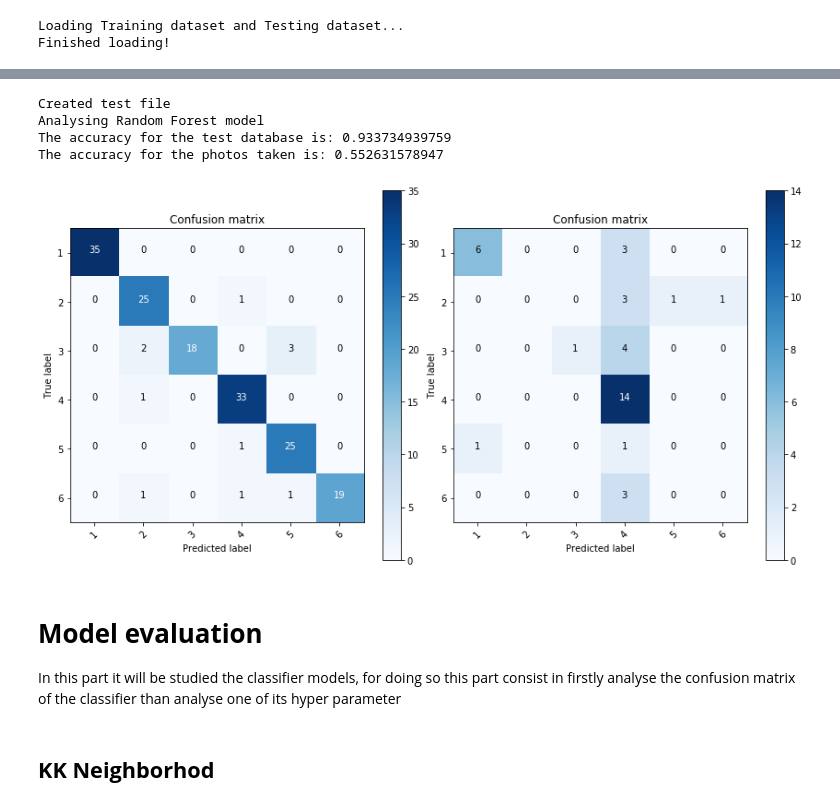
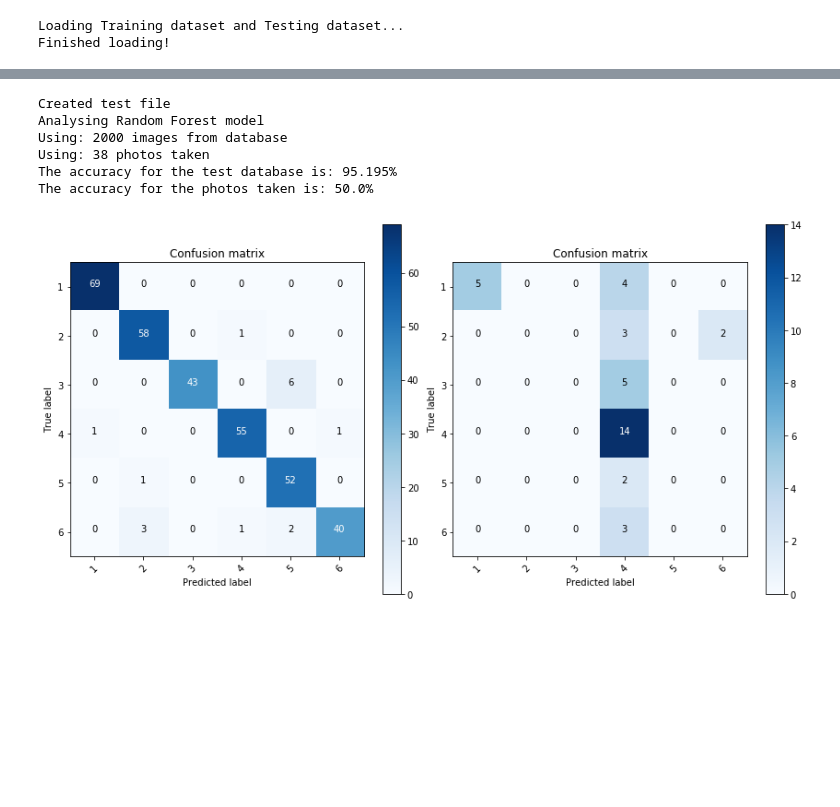
Before and after one commit to fernandolucasaa/Dice-Identification, a Jupyter notebook: main.ipynb, the cells around one changed output, grey strips where cells are left out. Cells and saved outputs as stored; diff of their text form; code cells hidden in the pictures; blank space fills up the shorter version.

```diff
--- a/main.ipynb
+++ b/main.ipynb
@@ -327,21 +337,16 @@ def model_evaluation(N, model):
 import os
 import sys
 
-def main(model, append, fig):
+def main(model, N):
 
     valid_models = [1, 2, 3, 4]
-    valid_numbers = [0, 1, 2, 3, 4, 5, 6]
 
     if model not in valid_models:
         print("MODEL VALUE MUST BE 1,2,3,4")
         sys.exit()
 
-    if fig not in valid_numbers:
-        print("FACE MUST BE 0,1,2,3,4,5,6")
-        sys.exit()
-
-    if append != 0 and append != 1:
-        print("APPEND MUST BE 0 OR 1")
+    if N > 36012:
+        print("N VALUE MUST BE SMALLER THAN 36012")
         sys.exit()
 
     img1 = os.getcwd() + '/chiffres/Numero1/'
@@ -351,31 +356,13 @@ def main(model, append, fig):
     img5 = os.getcwd() + '/chiffres/Numero5/'
     img6 = os.getcwd() + '/chiffres/Numero6/'
 
-    if fig == 0 or append ==1:
-        img = [img1, img2, img3, img4, img5, img6]
-    elif fig == 1:
-        img = img1
-    elif fig == 2:
-        img = img2
-    elif fig == 3:
-        img = img3
-    elif fig == 4:
-        img = img4
-    elif fig == 5:
-        img = img5
-    elif fig == 6:
-        img = img6
-
     if os.path.isfile('test.csv'):
         os.remove('test.csv')
     else:
         print 'Test file does not exist'
 
-    if append == 0:
-        image_traitement(img)
-    elif append == 1:
-        for image in img:
-            image_traitement(image)
+    for image in [img1, img2, img3, img4, img5, img6]:
+        image_traitement(image)
 
     if os.path.isfile('test.csv'):
         print "Created test file"
@@ -383,4 +370,4 @@ def main(model, append, fig):
     else:
         print 'Test file does not exist'
 
-    model_evaluation(1000, model)
+    model_evaluation(N, model)
@@ -387,26 +408,17 @@ def main(model, append, fig):
 # %%
 # Fist argument is the model (1 to 4 models)
 # 1 ==> Decision Tree Classifier
 # 2 ==> KK neighbors Classifier
 # 3 ==> Random Forest Classifier
 # 4 ==> SVM Classifier
 
-# Second argument is the image append (0,1)
-# If it is 0 the third argument is the number the algorithm will analyse
-# If it is 1 the algorithm will analyse all numbers
-
-# Third argument is the number to analyse(0 to 6)
-# If it is 0 the algorithm will analyse all numbers
-main(3, 1, 1)
+#Second argument is the number of numbers analysed, it must be smaller than 36012
+main(3, 2000)
 # %% [output]
 Created test file
 Analysing Random Forest model
-The accuracy for the test database is: 0.933734939759
-The accuracy for the photos taken is: 0.552631578947
+Using: 2000 images from database
+Using: 38 photos taken
+The accuracy for the test database is: 95.195%
+The accuracy for the photos taken is: 50.0%
-[figure, old version]
+[figure, new version]
-# %% [markdown]
-# **Model evaluation**
-
-In this part it will be studied the classifier models, for doing so this part consist in firstly analyse the confusion matrix of the classifier than analyse one of its hyper parameter
-# %% [markdown]
-## **KK Neighborhod**
```
Also changed, not shown: parts of 25 cells of this notebook, 1 other file.
